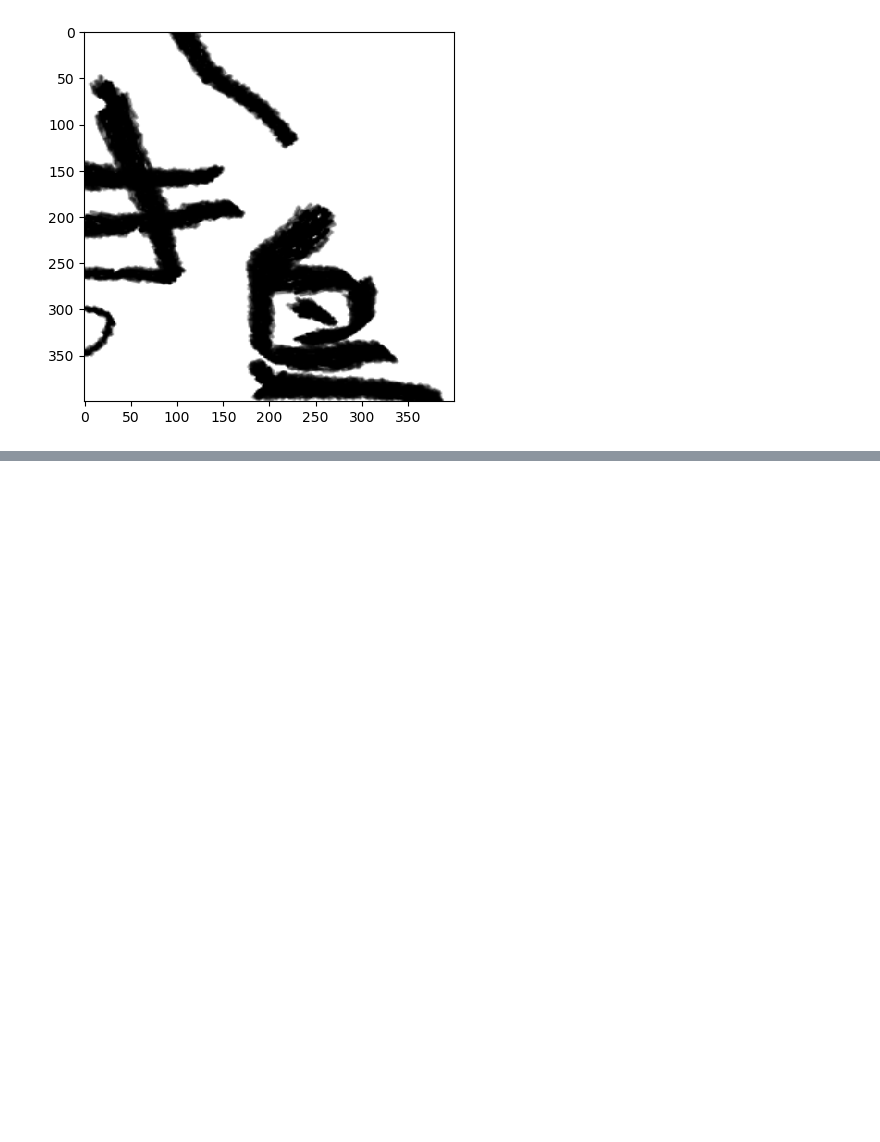
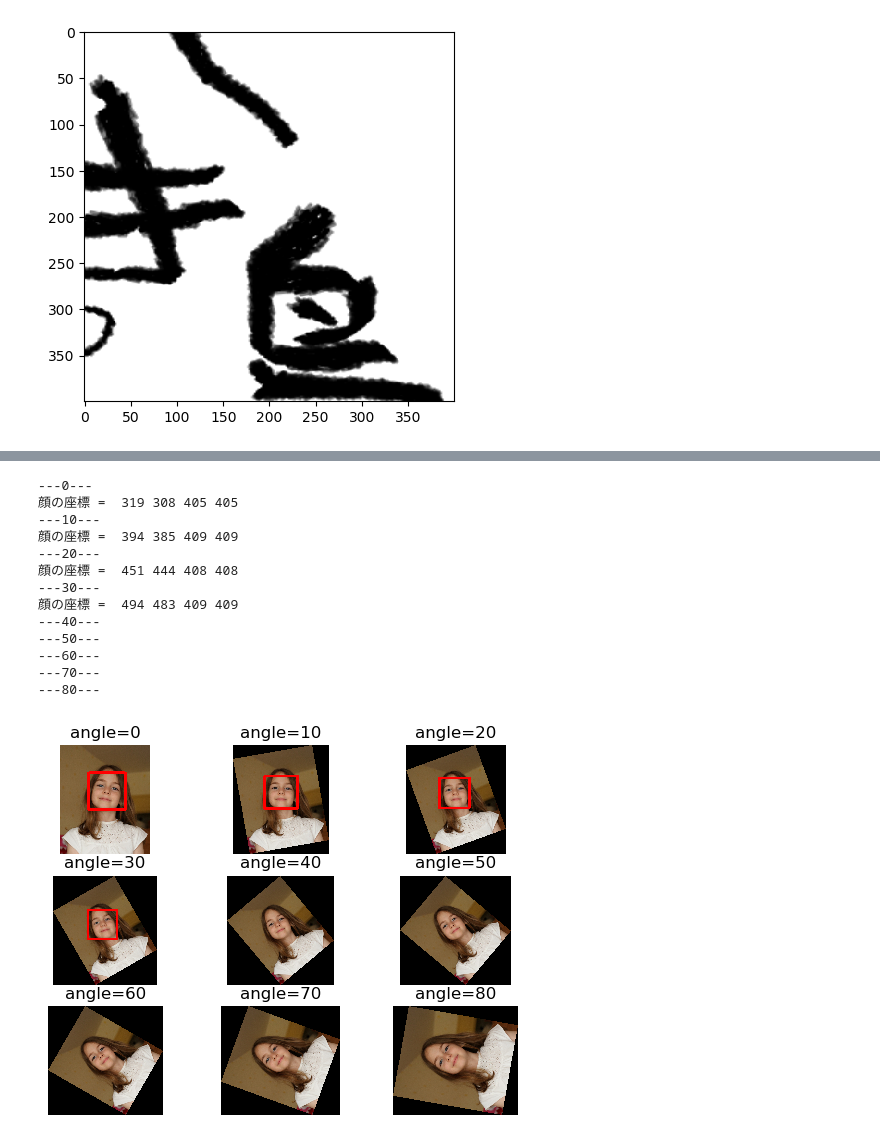
Before and after one commit to yotamaruyama/python_AI_zyugyou, a Jupyter notebook: opencv.ipynb, the cells around one changed output, grey strips where cells are left out. Saved outputs shown, nothing was run; the diff lists cells and outputs as text; code cells hidden in the pictures; blank space fills up the shorter version.

```diff
--- a/opencv.ipynb
+++ b/opencv.ipynb
@@ -92,0 +187,48 @@ plt.show()
+# %%
+import matplotlib.pyplot as plt
+import cv2
+from scipy import ndimage
+
+#検出器と画像の読み込み
+cascade_file = "haarcascade_frontalface_alt.xml"
+cascade = cv2.CascadeClassifier(cascade_file)
+img = cv2.imread("girl.jpg")
+
+#顔検出を実行し、印をつける
+def face_detect(img):
+    img_gray = cv2.cvtColor(img, cv2.COLOR_BGR2GRAY)
+    face_list = cascade.detectMultiScale(img_gray, minSize=(300, 300))
+
+    #認識した部分に印をつける
+    for(x,y,w,h) in face_list:
+        print("顔の座標 = ",x,y,w,h)
+        red = (0,0,255)
+        cv2.rectangle(img, (x,y), (x+w, y+h),red,thickness=30)
+
+#角度ごとに検証する
+for i in range(0,9):
+    ang = i*10
+    print("---"+str(ang)+"---")
+    img_r = ndimage.rotate(img,ang)
+    face_detect(img_r)
+    plt.subplot(3,3,i+1)
+    plt.axis("off")
+    plt.title("angle=" +str(ang))
+    plt.imshow(cv2.cvtColor(img_r, cv2.COLOR_BGR2RGB))
+
+plt.show()
+# %% [output]
+---0---
+顔の座標 =  319 308 405 405
+---10---
+顔の座標 =  394 385 409 409
+---20---
+顔の座標 =  451 444 408 408
+---30---
+顔の座標 =  494 483 409 409
+---40---
+---50---
+---60---
+---70---
+---80---
+[figure, added]
```
Also changed, not shown: parts of 4 cells of this notebook, 8 other files.
